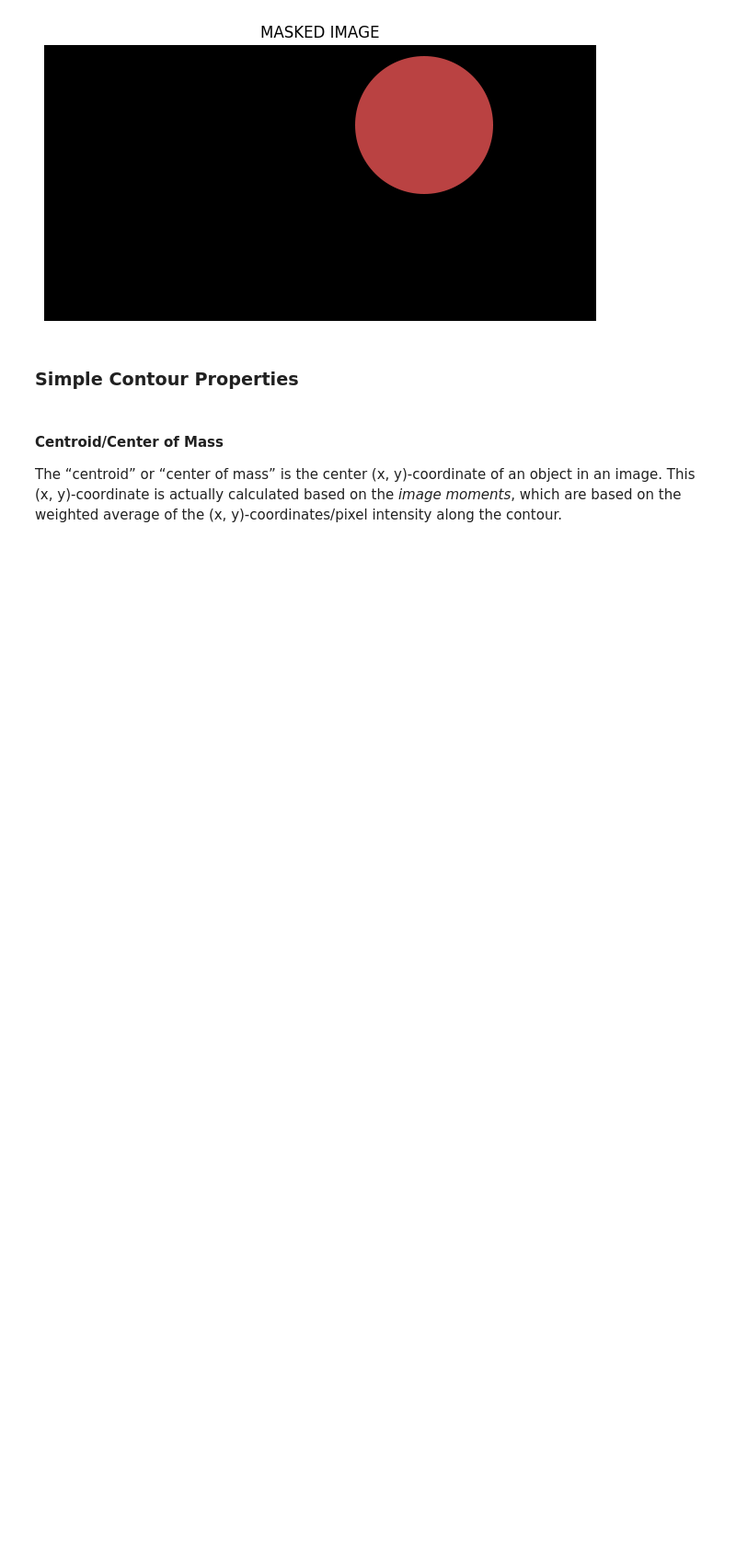
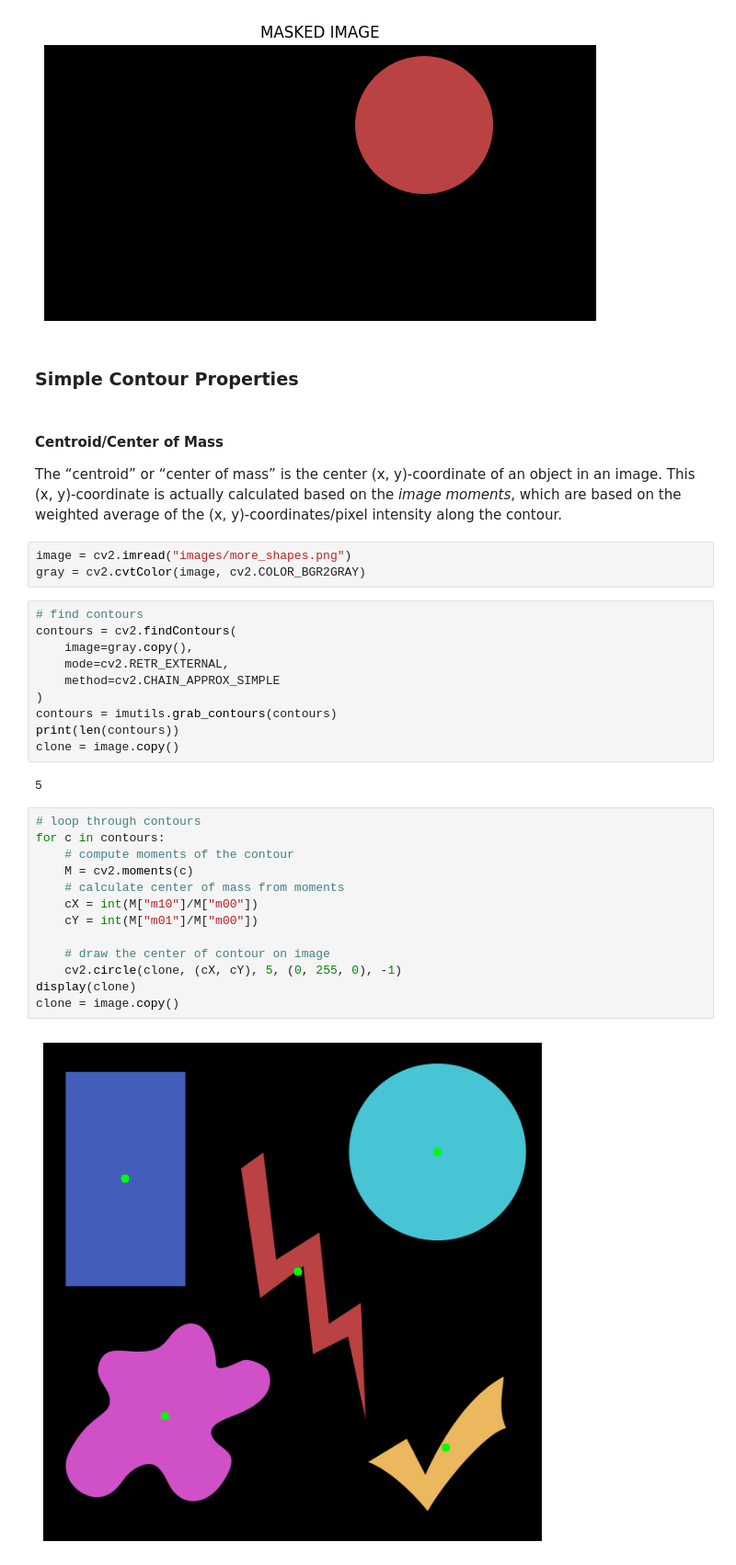
Before and after one commit to KarthikKothareddy/pisgurus, a Jupyter notebook: contours.ipynb, the cells around one changed output. Shown at 92% size. Cells and saved outputs as stored; diff of their text form; blank space fills up the shorter version.

Commit message:
center of mass contour

```diff
--- a/contours.ipynb
+++ b/contours.ipynb
@@ -146,3 +146,33 @@ for c in contours:
 #### Centroid/Center of Mass
 
 The “centroid” or “center of mass” is the center (x, y)-coordinate of an object in an image. This (x, y)-coordinate is actually calculated based on the *image moments*, which are based on the weighted average of the (x, y)-coordinates/pixel intensity along the contour.
+# %%
+image = cv2.imread("images/more_shapes.png")
+gray = cv2.cvtColor(image, cv2.COLOR_BGR2GRAY)
+# %%
+# find contours
+contours = cv2.findContours(
+    image=gray.copy(),
+    mode=cv2.RETR_EXTERNAL,
+    method=cv2.CHAIN_APPROX_SIMPLE
+)
+contours = imutils.grab_contours(contours)
+print(len(contours))
+clone = image.copy()
+# %% [output]
+5
+# %%
+# loop through contours
+for c in contours:
+    # compute moments of the contour
+    M = cv2.moments(c)
+    # calculate center of mass from moments
+    cX = int(M["m10"]/M["m00"])
+    cY = int(M["m01"]/M["m00"])
+
+    # draw the center of contour on image
+    cv2.circle(clone, (cX, cY), 5, (0, 255, 0), -1)
+display(clone)
+clone = image.copy()
+# %% [output]
+[figure, added]
```
Also changed, not shown: 3 other files.
